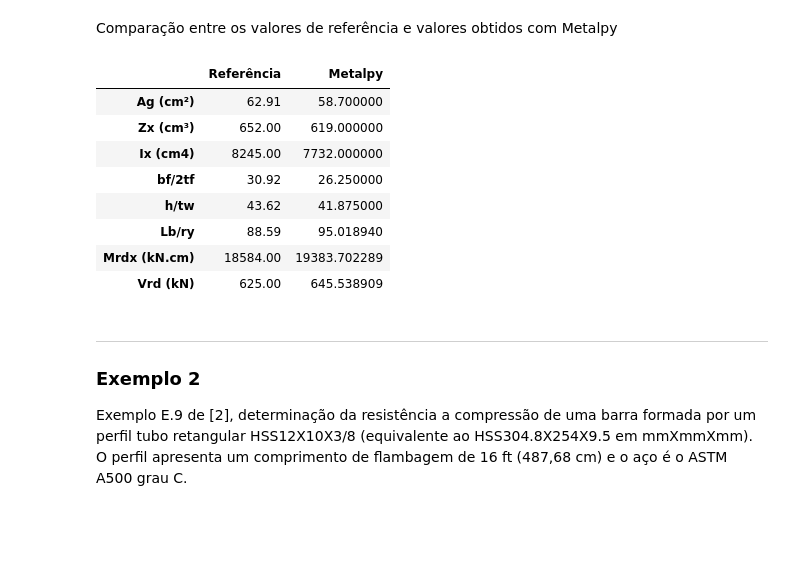
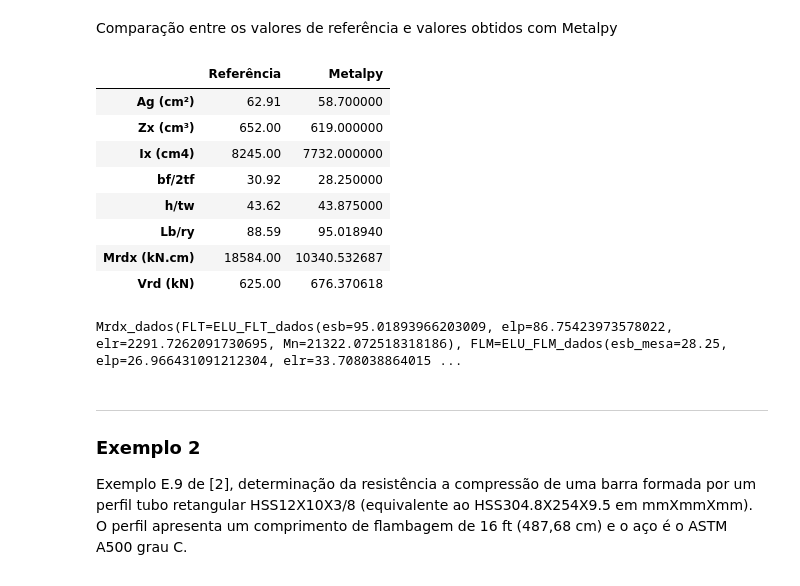
Before and after one commit to JoaoSevergnini/metalpy, a Jupyter notebook: exemplos/ex_perfis_tubo_ret.ipynb, the cells around one changed output. Saved outputs shown, nothing was run; the diff lists cells and outputs as text; code cells hidden in the pictures; blank space fills up the shorter version.

```diff
--- a/exemplos/ex_perfis_tubo_ret.ipynb
+++ b/exemplos/ex_perfis_tubo_ret.ipynb
@@ -42,40 +42,44 @@ r_Vrdy = 625 # Força cortante resistente
 
 #Respostas com Metalpy
 mp_Ag = TR300X200.A
 mp_Zx = TR300X200.Zx
 mp_Ix = TR300X200.Ix
 mp_esb_mesa = TR300X200.esb_mesa
 mp_esb_alma =  TR300X200.esb_alma
 
 #Obtendo o indice de esbeltez
 Lbx = Lby = 800
-iesb_x, iesby = TR300X200.indice_esbeltez(Lbx, Lby)
+iesb_x, iesb_y = TR300X200.indice_esbeltez(Lbx, Lby)
 
-mp_indice_esbeltez = iesby
+mp_indice_esbeltez = iesb_y
 
 # Obtendo o momento fletor resistente em relação ao eixo X(maior inércia)
 Lb = 800
-Mrdx, dados_FLT, dados_FLM, dados_FLA = TR300X200.Mrdx(Lb= Lb, Cb=1, data=True)
+Mrdx, dados_Mrd = TR300X200.Mrdx(Lb= Lb, Cb=1, data=True)
 mp_Mrdx = Mrdx
 
 # Obtendo a força cortante resistente
 mp_Vrdy = TR300X200.Vrdy()
 
 columns = 'Referência Metalpy'.split()
 index = ['Ag (cm²)', 'Zx (cm³)', 'Ix (cm4)', 'bf/2tf', 'h/tw', 'Lb/ry', 'Mrdx (kN.cm)', 'Vrd (kN)']
 data = zip([r_Ag, r_Zx, r_Ix, r_esb_mesa, r_esb_alma, r_indice_esbeltez, r_Mrdx, r_Vrdy], [mp_Ag, mp_Zx, mp_Ix, mp_esb_mesa, mp_esb_alma, mp_indice_esbeltez, mp_Mrdx, mp_Vrdy])
 
 df = pd.DataFrame(data,index=index,columns=columns)
 df
 # %% [output]
 |  | Referência | Metalpy |
 | Ag (cm²) | 62.91 | 58.700000 |
 | Zx (cm³) | 652.00 | 619.000000 |
 | Ix (cm4) | 8245.00 | 7732.000000 |
-| bf/2tf | 30.92 | 26.250000 |
-| h/tw | 43.62 | 41.875000 |
+| bf/2tf | 30.92 | 28.250000 |
+| h/tw | 43.62 | 43.875000 |
 | Lb/ry | 88.59 | 95.018940 |
-| Mrdx (kN.cm) | 18584.00 | 19383.702289 |
-| Vrd (kN) | 625.00 | 645.538909 |
+| Mrdx (kN.cm) | 18584.00 | 10340.532687 |
+| Vrd (kN) | 625.00 | 676.370618 |
+# %%
+dados_Mrd
+# %% [output]
+Mrdx_dados(FLT=ELU_FLT_dados(esb=95.01893966203009, elp=86.75423973578022, elr=2291.7262091730695, Mn=21322.072518318186), FLM=ELU_FLM_dados(esb_mesa=28.25, elp=26.966431091212304, elr=33.708038864015 ...
 # %%
 # Verificação
```
Also changed, not shown: parts of 6 cells of this notebook, 17 other files.
